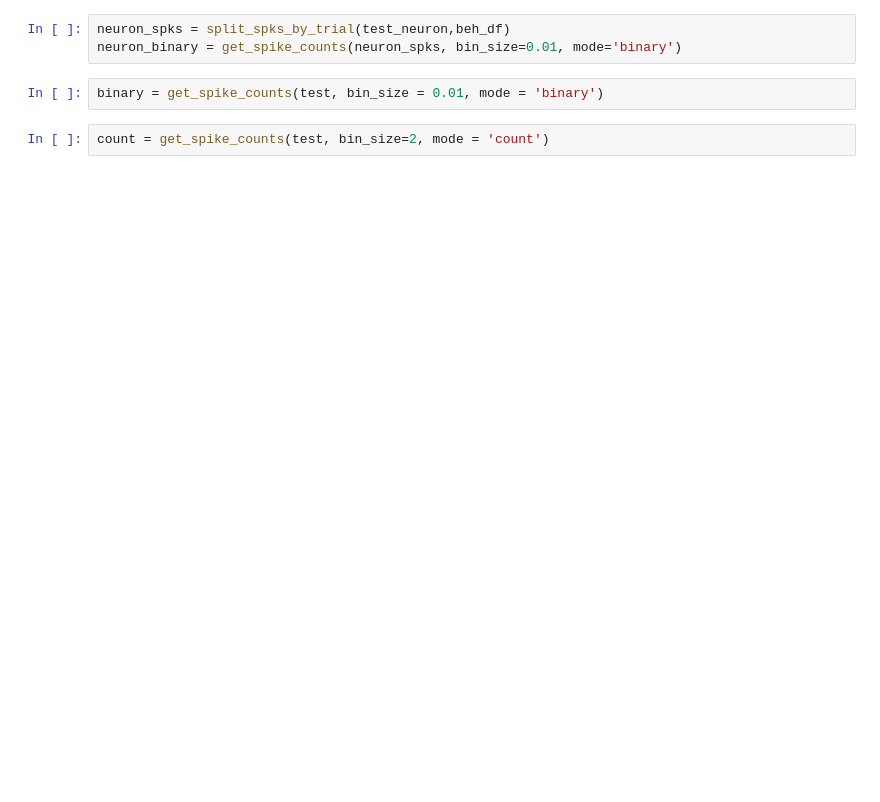
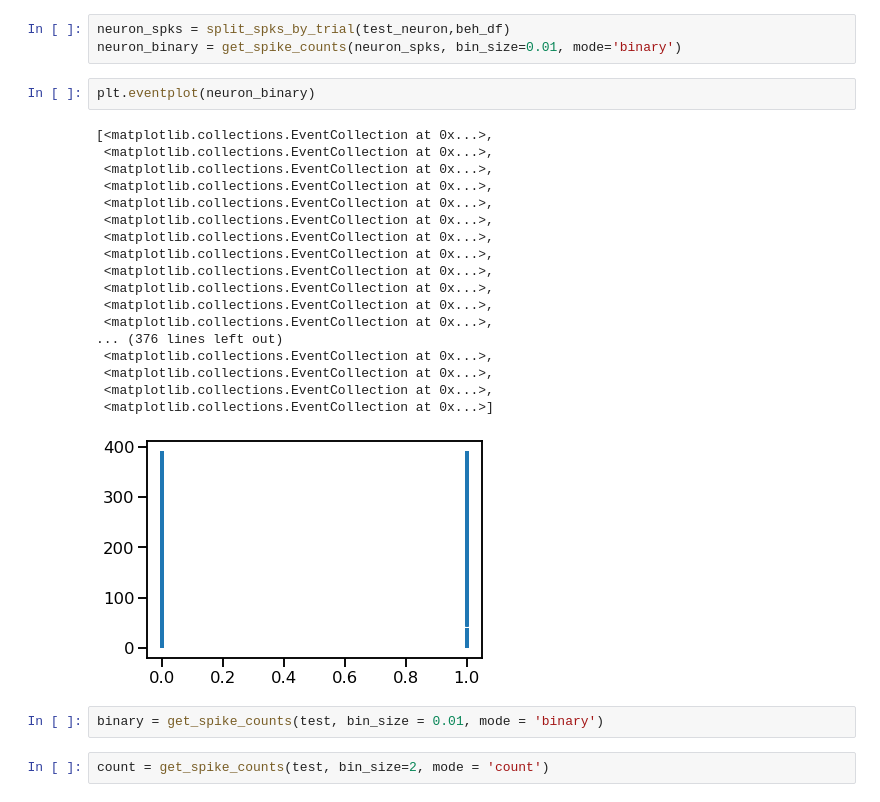
Before and after one commit to Brody-Lab/jbreda_PWM_mPFC_analysis, a Jupyter notebook: W122_08_06_2019_1_fromSD.ipynb, the cells around one changed output. Saved outputs shown, nothing was run; the diff lists cells and outputs as text; blank space fills up the shorter version.

```diff
--- a/W122_08_06_2019_1_fromSD.ipynb
+++ b/W122_08_06_2019_1_fromSD.ipynb
@@ -135,6 +91,27 @@ def get_spike_counts(trial_spks_dict, bin_size, mode, trial_len='same'):
 # %%
 neuron_spks = split_spks_by_trial(test_neuron,beh_df)
 neuron_binary = get_spike_counts(neuron_spks, bin_size=0.01, mode='binary')
+# %%
+plt.eventplot(neuron_binary)
+# %% [output]
+[<matplotlib.collections.EventCollection at 0x...>,
+ <matplotlib.collections.EventCollection at 0x...>,
+ <matplotlib.collections.EventCollection at 0x...>,
+ <matplotlib.collections.EventCollection at 0x...>,
+ <matplotlib.collections.EventCollection at 0x...>,
+ <matplotlib.collections.EventCollection at 0x...>,
+ <matplotlib.collections.EventCollection at 0x...>,
+ <matplotlib.collections.EventCollection at 0x...>,
+ <matplotlib.collections.EventCollection at 0x...>,
+ <matplotlib.collections.EventCollection at 0x...>,
+ <matplotlib.collections.EventCollection at 0x...>,
+ <matplotlib.collections.EventCollection at 0x...>,
+... (376 lines left out)
+ <matplotlib.collections.EventCollection at 0x...>,
+ <matplotlib.collections.EventCollection at 0x...>,
+ <matplotlib.collections.EventCollection at 0x...>,
+ <matplotlib.collections.EventCollection at 0x...>]
+[figure, added]
 # %%
 binary = get_spike_counts(test, bin_size = 0.01, mode = 'binary')
 # %%
```
Also changed, not shown: parts of 6 cells of this notebook, 1 other file.
